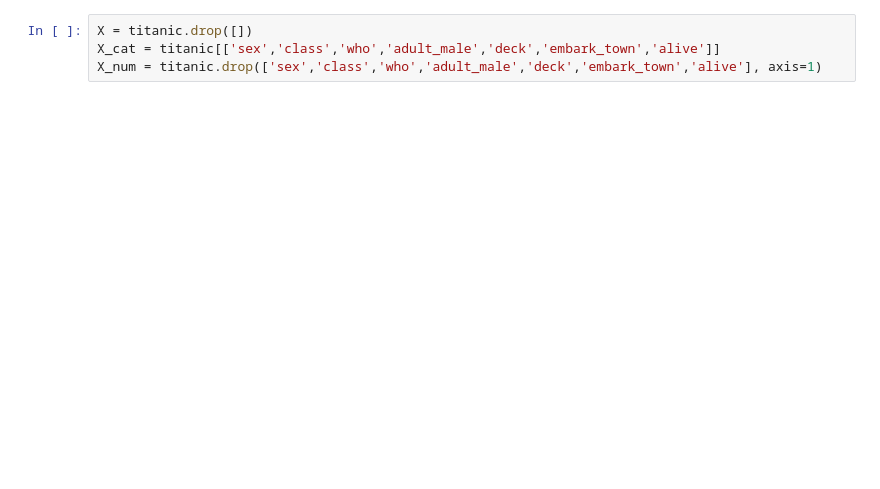
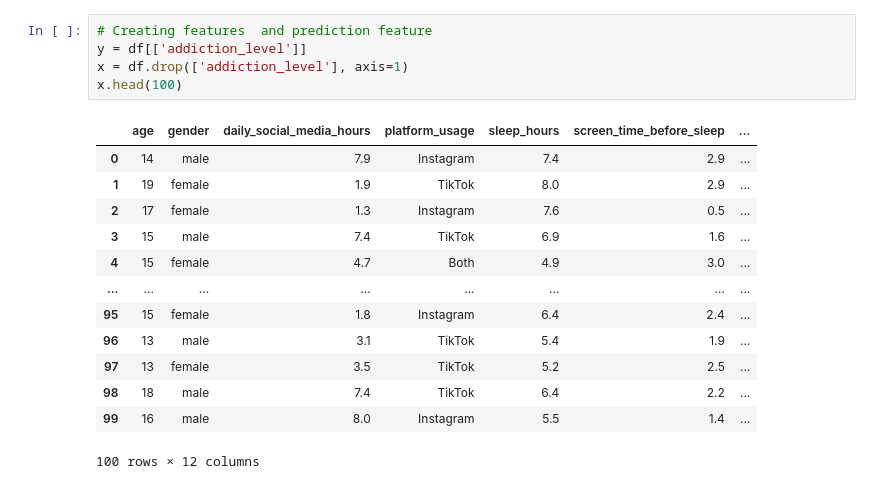
Before and after one commit to jasonpham2002/Regression-From-Scratch, a Jupyter notebook: Testing Linear Regression.ipynb, the cells around one changed output. Drawn from its saved outputs; the diff is of its cells as text; blank space fills up the shorter version.

```diff
--- a/Testing Linear Regression.ipynb
+++ b/Testing Linear Regression.ipynb
@@ -16,4 +16,19 @@ titanic.head()
-# %%
-X = titanic.drop([])
-X_cat = titanic[['sex','class','who','adult_male','deck','embark_town','alive']]
-X_num = titanic.drop(['sex','class','who','adult_male','deck','embark_town','alive'], axis=1)
+# %%
+# Creating features  and prediction feature
+y = df[['addiction_level']]
+x = df.drop(['addiction_level'], axis=1)
+x.head(100)
+# %% [output]
+|  | age | gender | daily_social_media_hours | platform_usage | sleep_hours | screen_time_before_sleep | ... |
+| 0 | 14 | male | 7.9 | Instagram | 7.4 | 2.9 | ... |
+| 1 | 19 | female | 1.9 | TikTok | 8.0 | 2.9 | ... |
+| 2 | 17 | female | 1.3 | Instagram | 7.6 | 0.5 | ... |
+| 3 | 15 | male | 7.4 | TikTok | 6.9 | 1.6 | ... |
+| 4 | 15 | female | 4.7 | Both | 4.9 | 3.0 | ... |
+| ... | ... | ... | ... | ... | ... | ... | ... |
+| 95 | 15 | female | 1.8 | Instagram | 6.4 | 2.4 | ... |
+| 96 | 13 | male | 3.1 | TikTok | 5.4 | 1.9 | ... |
+| 97 | 13 | female | 3.5 | TikTok | 5.2 | 2.5 | ... |
+| 98 | 18 | male | 7.4 | TikTok | 6.4 | 2.2 | ... |
+| 99 | 16 | male | 8.0 | Instagram | 5.5 | 1.4 | ... |
+100 rows × 12 columns
```
Also changed, not shown: parts of 4 cells of this notebook, 1 other file.
